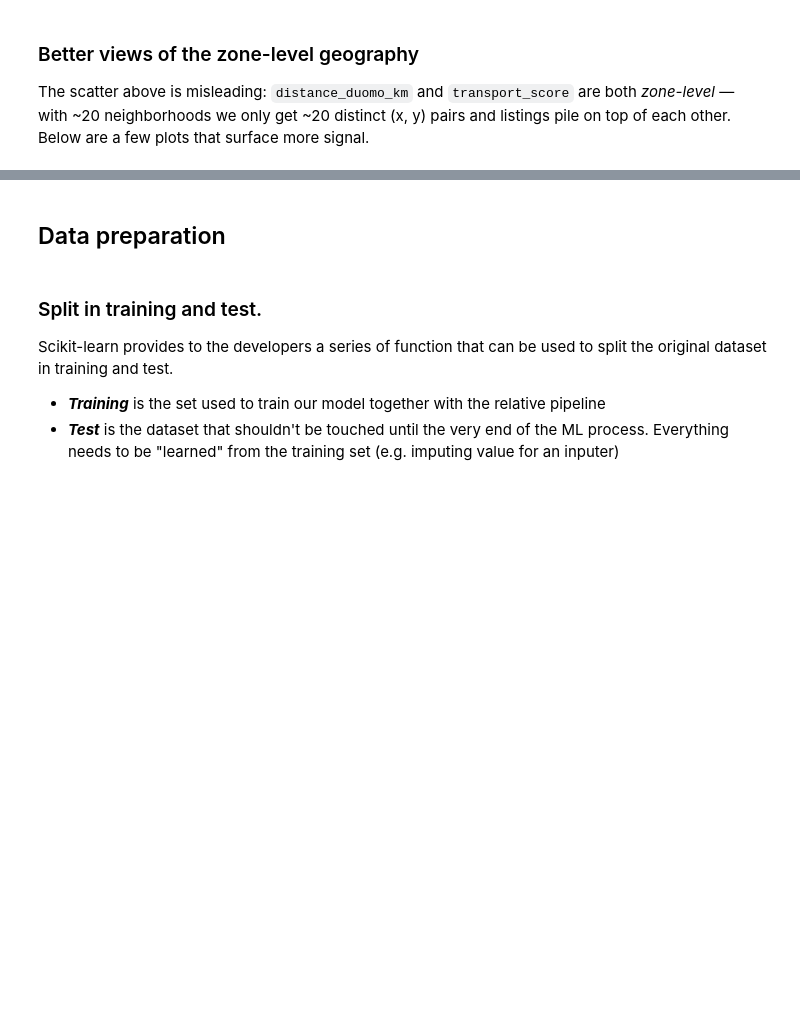
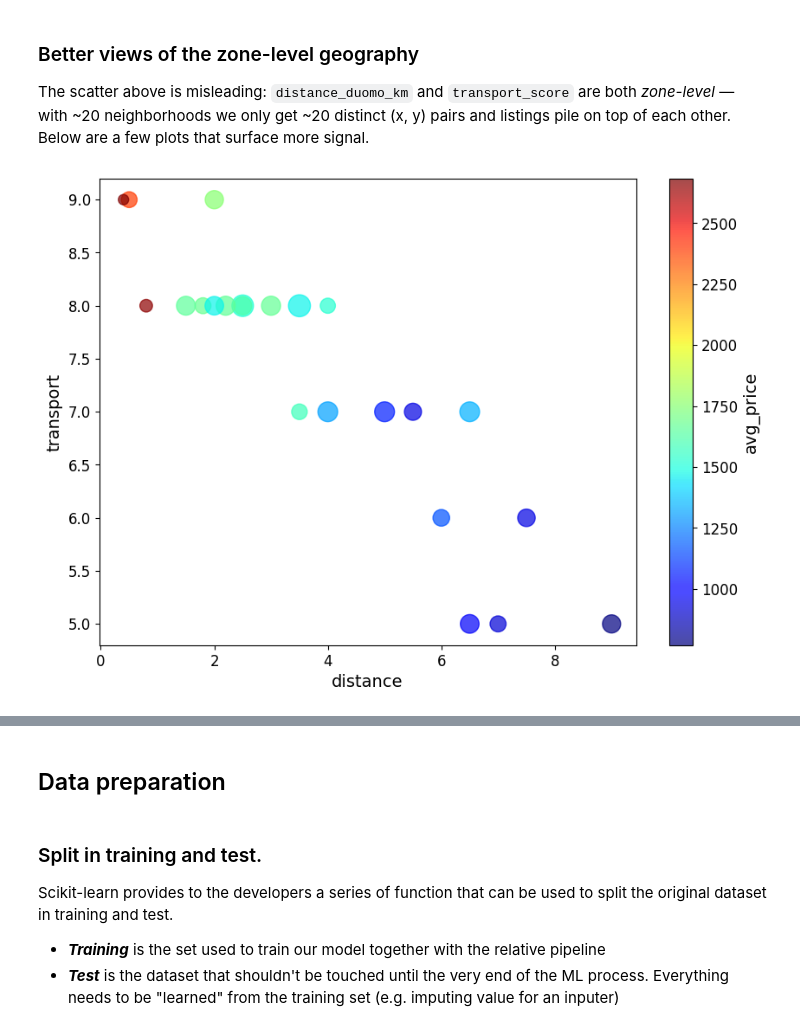
Before and after one commit to fpinell/hands_on_python_for_ds, a Jupyter notebook: notebooks/master/2026/Lecture_2_Supervised_Learning.ipynb, the cells around one changed output, grey strips where cells are left out. Cells and saved outputs as stored; diff of their text form; code cells hidden in the pictures; blank space fills up the shorter version.

```diff
--- a/notebooks/master/2026/Lecture_2_Supervised_Learning.ipynb
+++ b/notebooks/master/2026/Lecture_2_Supervised_Learning.ipynb
@@ -379,20 +478,22 @@ The scatter above is misleading: `distance_duomo_km` and `transport_score` are b
 # %%
 '''
 Aggregate to one bubble per zone: position = (distance, transport),
 size = number of listings (market thickness), color = average price.
 '''
 
-zone_stats = (rentals.groupby("zone")
+zone_stats = (rentals.groupby("neighborhood")
               .agg(distance=("distance_duomo_km", "first"),
                    transport=("transport_score", "first"),
                    avg_price=("price", "mean"),
                    n_listings=("price", "size"))
               .reset_index())
 
 _ = zone_stats.plot(kind="scatter", x="distance", y="transport",
                     s=zone_stats["n_listings"] * 2, c="avg_price",
                     cmap=plt.get_cmap("jet"), colorbar=True,
                     figsize=(10, 7), alpha=0.7)
+# %% [output]
+[figure, added]
 # %%
 '''
 Direct price vs distance to the Duomo: this is the actual signal we care about
```
Also changed, not shown: parts of 87 cells of this notebook.
